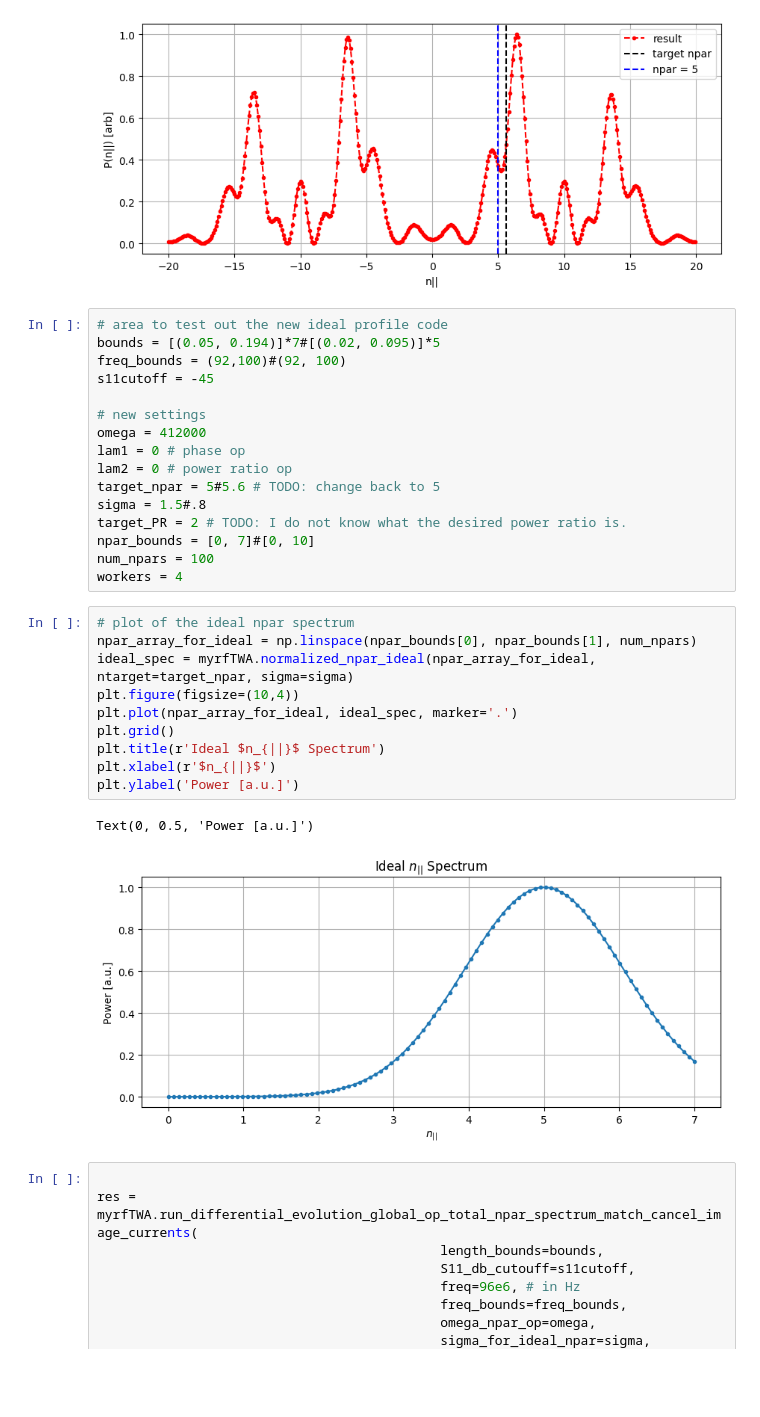
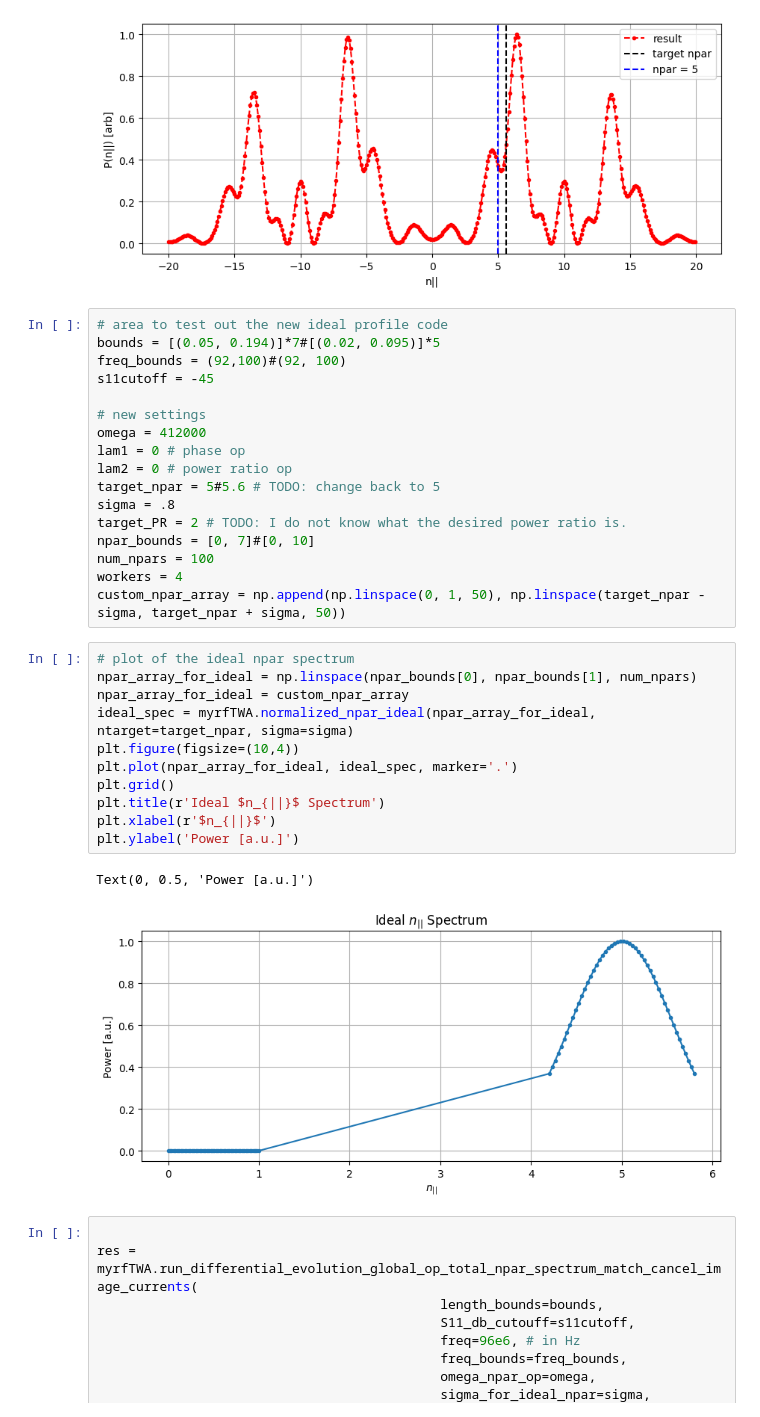
Before and after one commit to vandelij/TWA_circuit, a Jupyter notebook: longer_caps_CF_13straps_two_passive.ipynb, the cells around one changed output. Cells and saved outputs as stored; diff of their text form; blank space fills up the shorter version.

Commit message:
added custom npar array

```diff
--- a/longer_caps_CF_13straps_two_passive.ipynb
+++ b/longer_caps_CF_13straps_two_passive.ipynb
@@ -289,24 +289,26 @@ omega = 412000
 lam1 = 0 # phase op
 lam2 = 0 # power ratio op
 target_npar = 5#5.6 # TODO: change back to 5
-sigma = 1.5#.8
+sigma = .8
 target_PR = 2 # TODO: I do not know what the desired power ratio is.
 npar_bounds = [0, 7]#[0, 10]
 num_npars = 100
 workers = 4
+custom_npar_array = np.append(np.linspace(0, 1, 50), np.linspace(target_npar - sigma, target_npar + sigma, 50))
 # %%
 # plot of the ideal npar spectrum
 npar_array_for_ideal = np.linspace(npar_bounds[0], npar_bounds[1], num_npars)
+npar_array_for_ideal = custom_npar_array
 ideal_spec = myrfTWA.normalized_npar_ideal(npar_array_for_ideal, ntarget=target_npar, sigma=sigma)
 plt.figure(figsize=(10,4))
 plt.plot(npar_array_for_ideal, ideal_spec, marker='.')
 plt.grid()
 plt.title(r'Ideal $n_{||}$ Spectrum')
 plt.xlabel(r'$n_{||}$')
 plt.ylabel('Power [a.u.]')
 # %% [output]
 Text(0, 0.5, 'Power [a.u.]')
-[figure, old version]
+[figure, new version]
 # %%
 
 res = myrfTWA.run_differential_evolution_global_op_total_npar_spectrum_match_cancel_image_currents(
```
Also changed, not shown: 1 other file.
